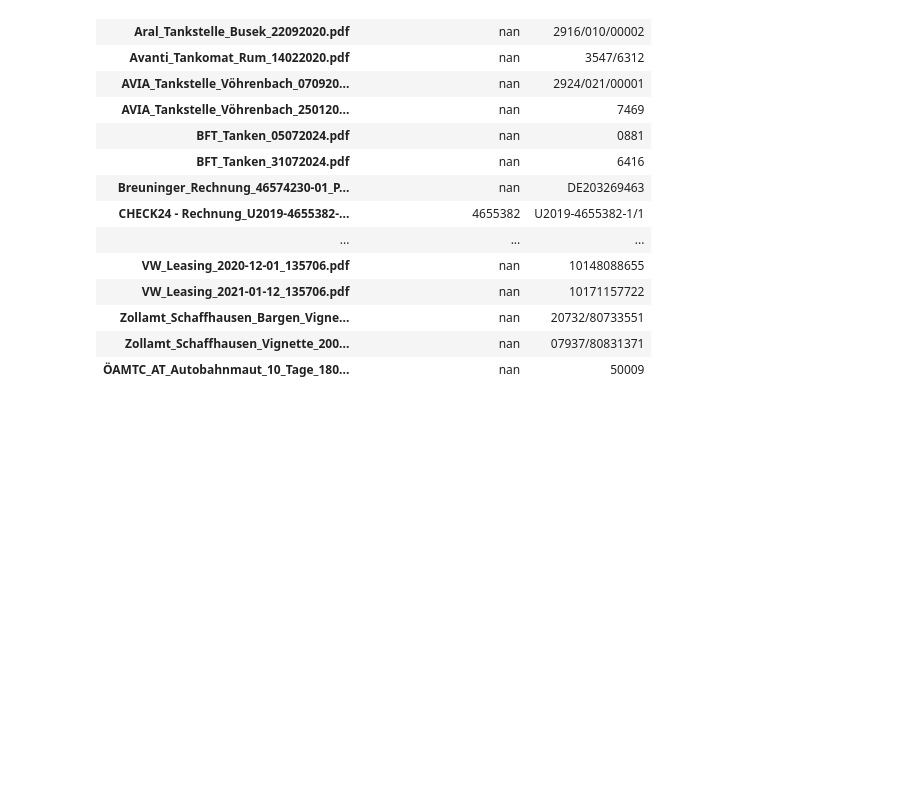
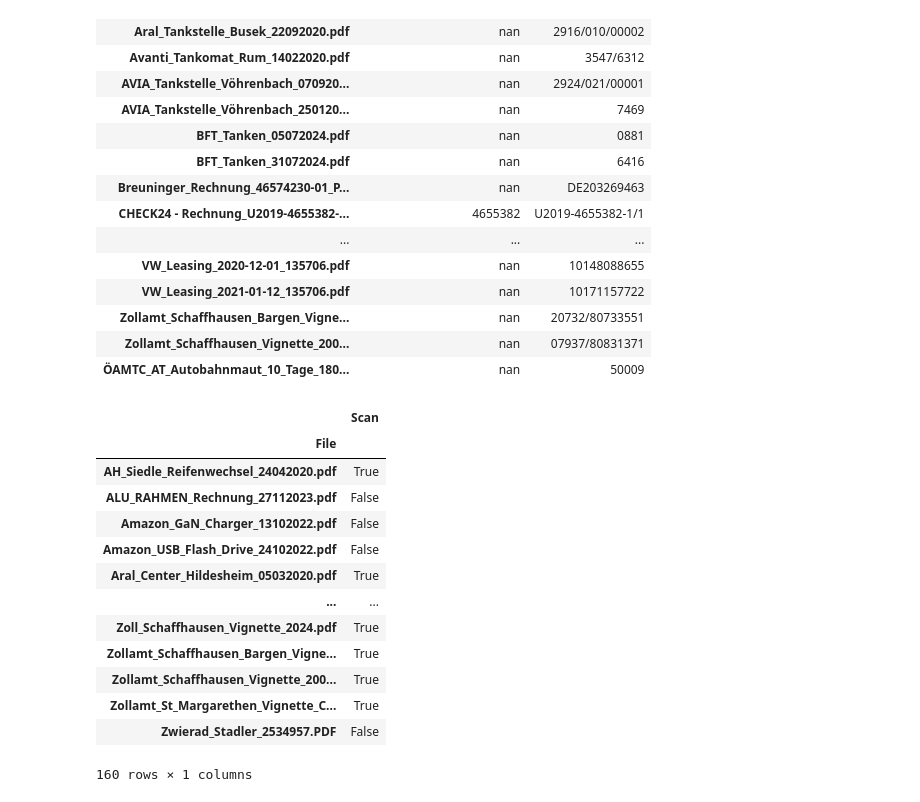
Before and after one commit to Paul01001000/HFU-Bachelor-Thesis, a Jupyter notebook: Data_Analysis.ipynb, the cells around one changed output. Drawn from its saved outputs; the diff is of its cells as text; code cells hidden in the pictures; blank space fills up the shorter version.

```diff
--- a/Data_Analysis.ipynb
+++ b/Data_Analysis.ipynb
@@ -169,3 +169,21 @@ inv
 | Zollamt_Schaffhausen_Bargen_Vigne... | nan | 20732/80733551 |
 | Zollamt_Schaffhausen_Vignette_200... | nan | 07937/80831371 |
 | ÖAMTC_AT_Autobahnmaut_10_Tage_180... | nan | 50009 |
+# %%
+scan = pd.read_csv("C:/Users/paul8/Downloads/DB_scan.csv",sep=';').set_index("File")
+scan
+# %% [output]
+|  | Scan |
+| File |  |
+| AH_Siedle_Reifenwechsel_24042020.pdf | True |
+| ALU_RAHMEN_Rechnung_27112023.pdf | False |
+| Amazon_GaN_Charger_13102022.pdf | False |
+| Amazon_USB_Flash_Drive_24102022.pdf | False |
+| Aral_Center_Hildesheim_05032020.pdf | True |
+| ... | ... |
+| Zoll_Schaffhausen_Vignette_2024.pdf | True |
+| Zollamt_Schaffhausen_Bargen_Vigne... | True |
+| Zollamt_Schaffhausen_Vignette_200... | True |
+| Zollamt_St_Margarethen_Vignette_C... | True |
+| Zwierad_Stadler_2534957.PDF | False |
+160 rows × 1 columns
```
Also changed, not shown: parts of 3 cells of this notebook.
